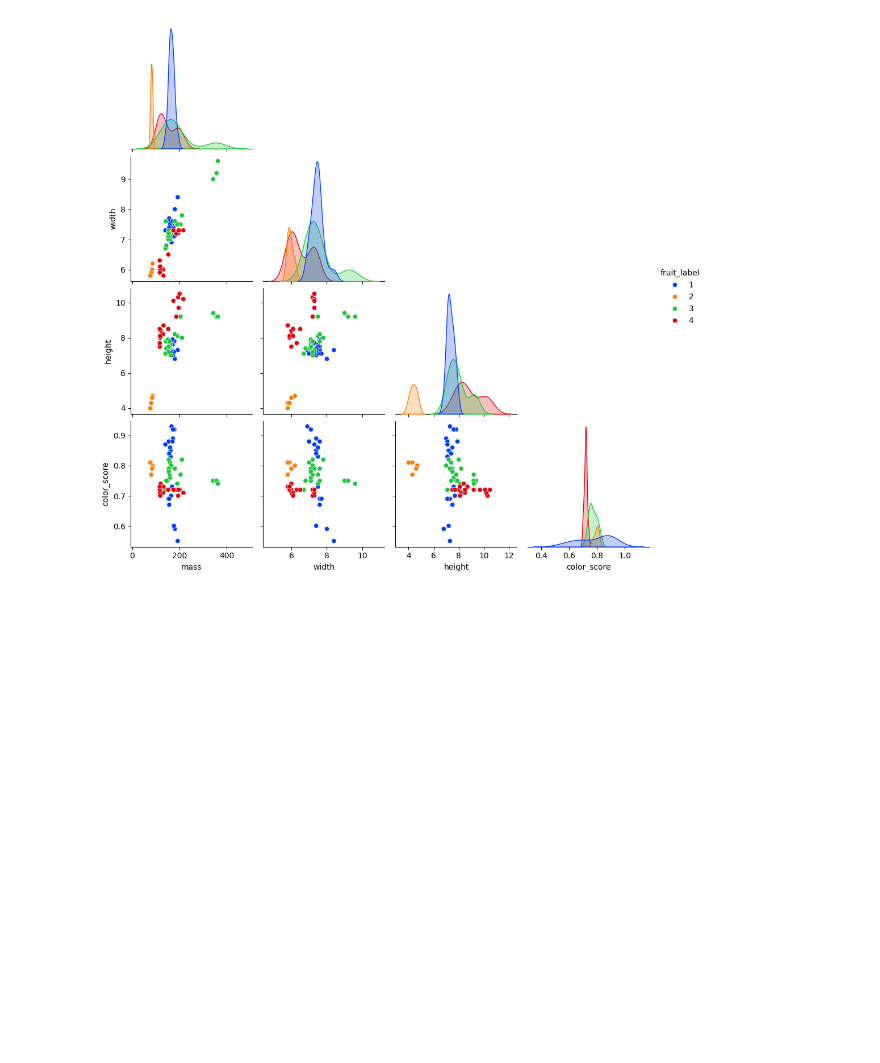
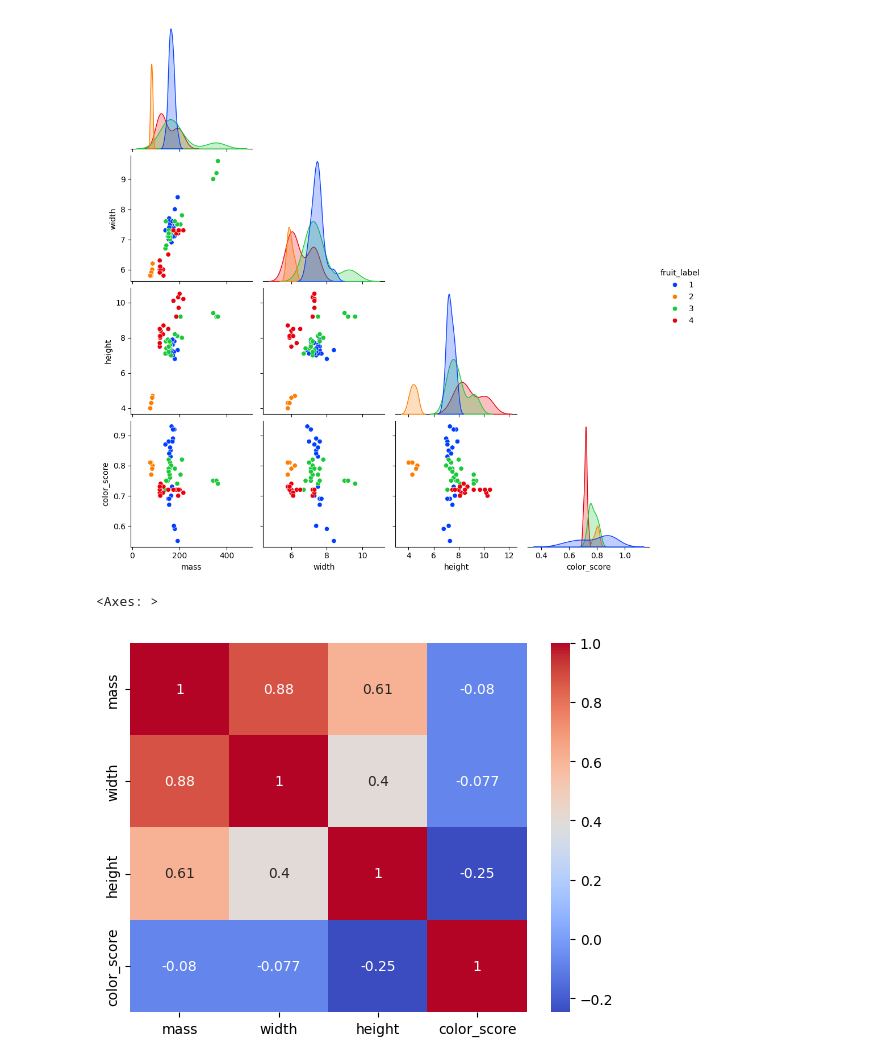
Before and after one commit to SailorJens/ML_Uni_Notebooks, a Jupyter notebook: week2_fruitdata.ipynb, the cells around one changed output. Saved outputs shown, nothing was run; the diff lists cells and outputs as text; code cells hidden in the pictures; blank space fills up the shorter version.

Commit message:
added correlation matrix

```diff
--- a/week2_fruitdata.ipynb
+++ b/week2_fruitdata.ipynb
@@ -54,3 +54,10 @@ sns.pairplot(df_numerical_features,
 # %% [output]
 <seaborn.axisgrid.PairGrid at 0x...>
 [figure]
+# %%
+corr = df_numerical_features_no_label.corr() # correlation
+
+sns.heatmap(corr, annot=True, cmap='coolwarm')
+# %% [output]
+<Axes: >
+[figure, added]
```
